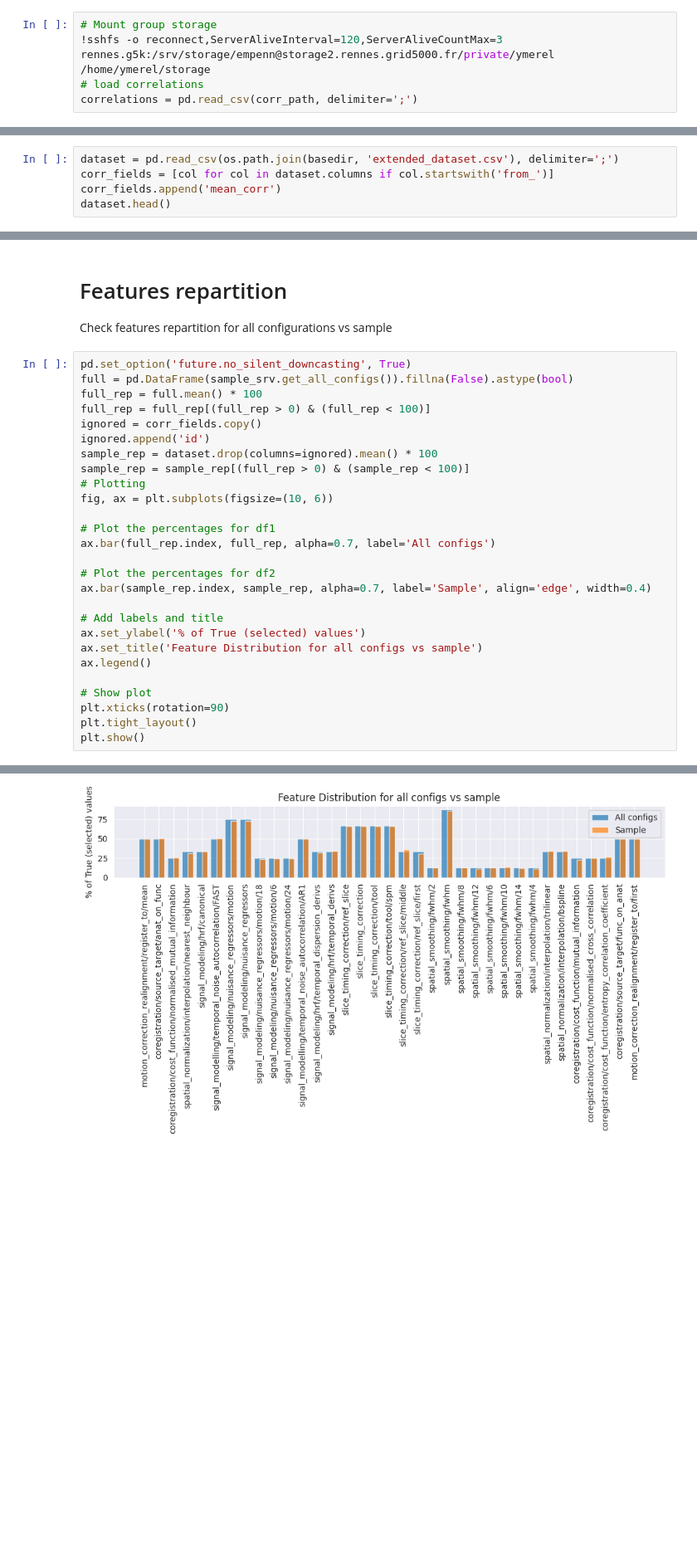
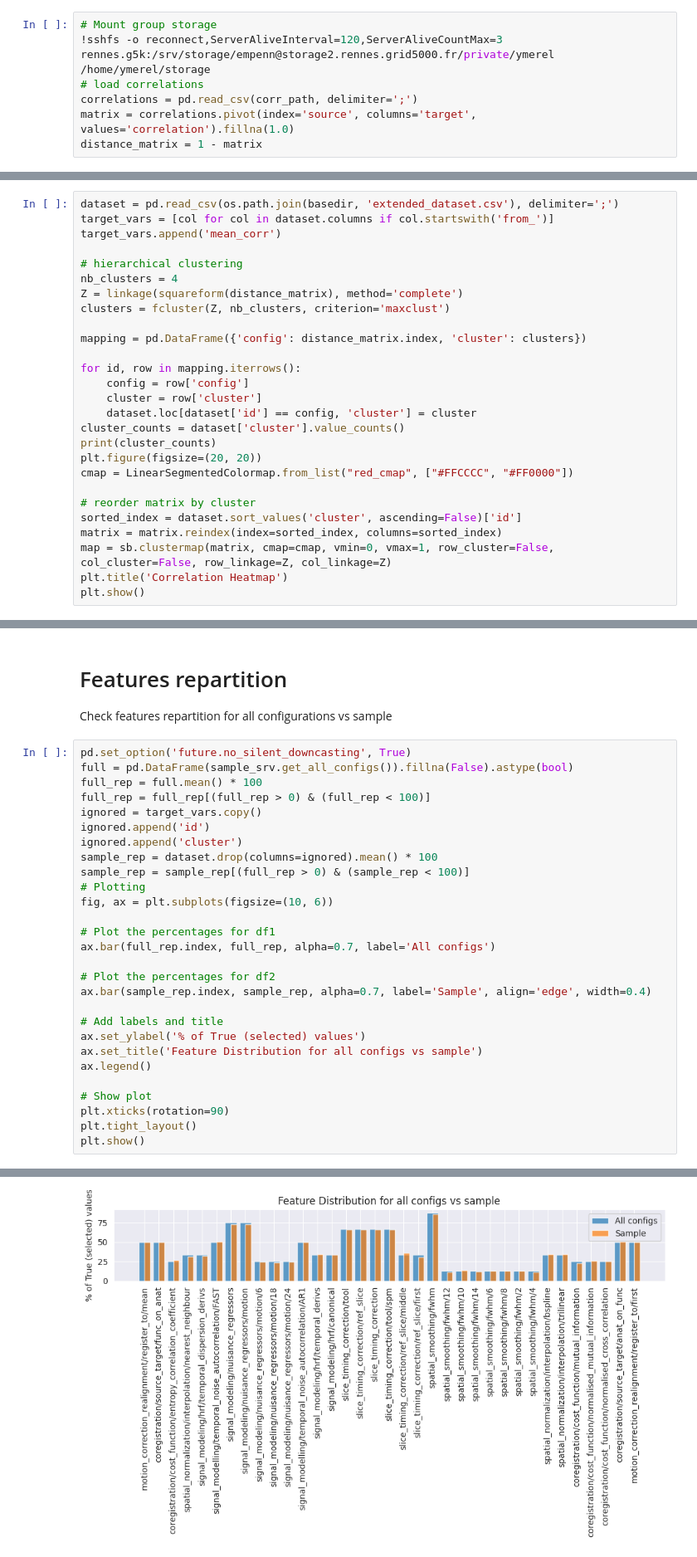
Before and after one commit to Inria-Empenn/fmri_feature_model, a Jupyter notebook: analysis/auditory/auditory_analysis.ipynb, the cells around one changed output, grey strips where cells are left out. Shown at 83% size. Saved outputs shown, nothing was run; the diff lists cells and outputs as text; blank space fills up the shorter version.

```diff
--- a/analysis/auditory/auditory_analysis.ipynb
+++ b/analysis/auditory/auditory_analysis.ipynb
@@ -46,6 +68,8 @@ for path in paths:
 !sshfs -o reconnect,ServerAliveInterval=120,ServerAliveCountMax=3 rennes.g5k:/srv/storage/empenn@storage2.rennes.grid5000.fr/private/ymerel /home/ymerel/storage
 # load correlations
 correlations = pd.read_csv(corr_path, delimiter=';')
+matrix = correlations.pivot(index='source', columns='target', values='correlation').fillna(1.0)
+distance_matrix = 1 - matrix
 # %% [output]
 fusermount3: failed to access mountpoint /home/ymerel/storage: Permission denied
 # %%
@@ -77,7 +101,29 @@ def get_extended_dataset():
 # get_extended_dataset()
 # %%
 dataset = pd.read_csv(os.path.join(basedir, 'extended_dataset.csv'), delimiter=';')
-corr_fields = [col for col in dataset.columns if col.startswith('from_')]
-corr_fields.append('mean_corr')
-dataset.head()
+target_vars = [col for col in dataset.columns if col.startswith('from_')]
+target_vars.append('mean_corr')
+
+# hierarchical clustering
+nb_clusters = 4
+Z = linkage(squareform(distance_matrix), method='complete')
+clusters = fcluster(Z, nb_clusters, criterion='maxclust')
+
+mapping = pd.DataFrame({'config': distance_matrix.index, 'cluster': clusters})
+
+for id, row in mapping.iterrows():
+    config = row['config']
+    cluster = row['cluster']
+    dataset.loc[dataset['id'] == config, 'cluster'] = cluster
+cluster_counts = dataset['cluster'].value_counts()
+print(cluster_counts)
+plt.figure(figsize=(20, 20))
+cmap = LinearSegmentedColormap.from_list("red_cmap", ["#FFCCCC", "#FF0000"])
+
+# reorder matrix by cluster
+sorted_index = dataset.sort_values('cluster', ascending=False)['id']
+matrix = matrix.reindex(index=sorted_index, columns=sorted_index)
+map = sb.clustermap(matrix, cmap=cmap, vmin=0, vmax=1, row_cluster=False, col_cluster=False, row_linkage=Z, col_linkage=Z)
+plt.title('Correlation Heatmap')
+plt.show()
 # %% [output]
@@ -94,30 +141,31 @@ Check features repartition for all configurations vs sample
 # %%
 pd.set_option('future.no_silent_downcasting', True)
 full = pd.DataFrame(sample_srv.get_all_configs()).fillna(False).astype(bool)
 full_rep = full.mean() * 100
 full_rep = full_rep[(full_rep > 0) & (full_rep < 100)]
-ignored = corr_fields.copy()
+ignored = target_vars.copy()
 ignored.append('id')
+ignored.append('cluster')
 sample_rep = dataset.drop(columns=ignored).mean() * 100
 sample_rep = sample_rep[(full_rep > 0) & (sample_rep < 100)]
 # Plotting
 fig, ax = plt.subplots(figsize=(10, 6))
 
 # Plot the percentages for df1
 ax.bar(full_rep.index, full_rep, alpha=0.7, label='All configs')
 
 # Plot the percentages for df2
 ax.bar(sample_rep.index, sample_rep, alpha=0.7, label='Sample', align='edge', width=0.4)
 
 # Add labels and title
 ax.set_ylabel('% of True (selected) values')
 ax.set_title('Feature Distribution for all configs vs sample')
 ax.legend()
 
 # Show plot
 plt.xticks(rotation=90)
 plt.tight_layout()
 plt.show()
 # %% [output]
 Retrieved all [27648] configurations from [/home/ymerel/fmri-feature-model/model/uvl/full_pipeline.uvl]
-[figure, old version]
+[figure, new version]
```
Also changed, not shown: parts of 21 cells of this notebook, 42 other files.
